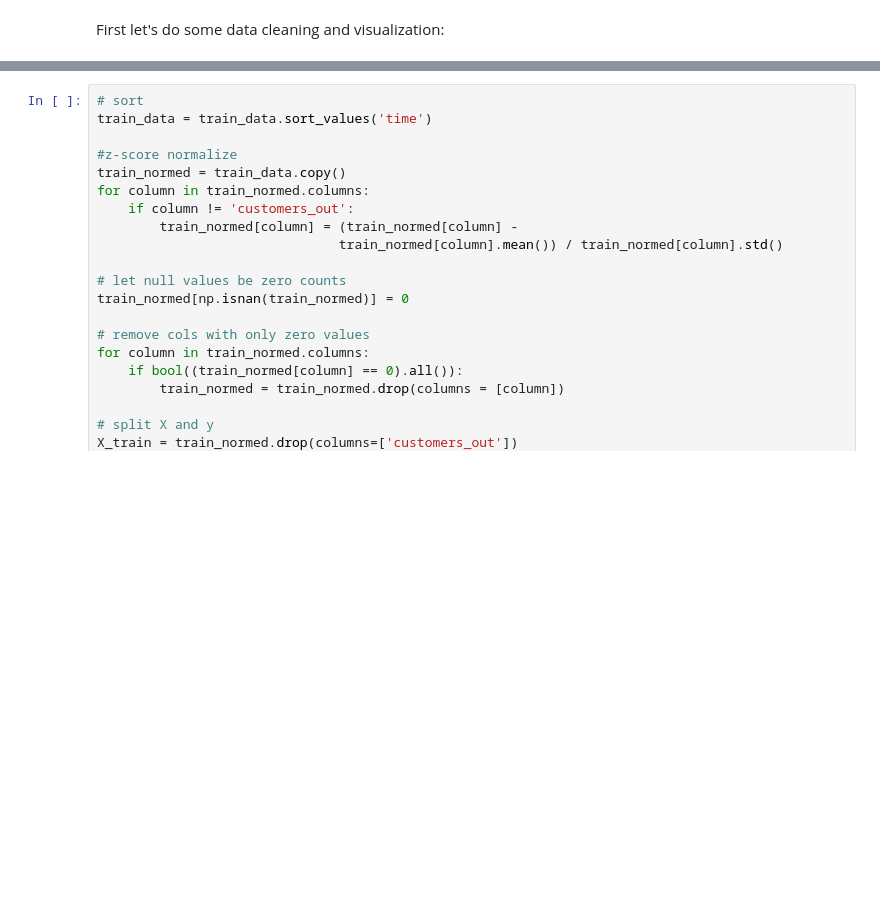
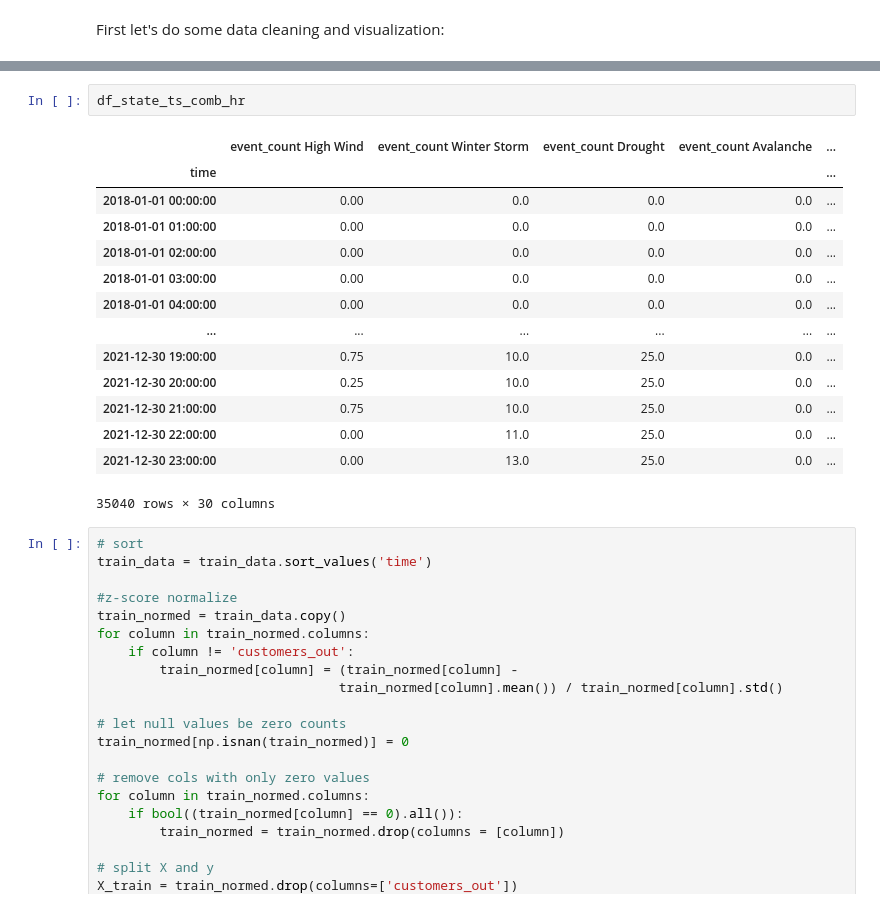
Before and after one commit to aarondweinberg/predictingpoweroutages, a Jupyter notebook: Anna/Testing_algorithms.ipynb, the cells around one changed output, grey strips where cells are left out. Cells and saved outputs as stored; diff of their text form; blank space fills up the shorter version.

```diff
--- a/Anna/Testing_algorithms.ipynb
+++ b/Anna/Testing_algorithms.ipynb
@@ -58,3 +122,20 @@ train_data, test_data = train_test_split(df_state_ts_comb_hr, test_size=0.20, ra
+# %%
+df_state_ts_comb_hr
+# %% [output]
+|  | event_count High Wind | event_count Winter Storm | event_count Drought | event_count Avalanche | ... |
+| time |  |  |  |  | ... |
+| 2018-01-01 00:00:00 | 0.00 | 0.0 | 0.0 | 0.0 | ... |
+| 2018-01-01 01:00:00 | 0.00 | 0.0 | 0.0 | 0.0 | ... |
+| 2018-01-01 02:00:00 | 0.00 | 0.0 | 0.0 | 0.0 | ... |
+| 2018-01-01 03:00:00 | 0.00 | 0.0 | 0.0 | 0.0 | ... |
+| 2018-01-01 04:00:00 | 0.00 | 0.0 | 0.0 | 0.0 | ... |
+| ... | ... | ... | ... | ... | ... |
+| 2021-12-30 19:00:00 | 0.75 | 10.0 | 25.0 | 0.0 | ... |
+| 2021-12-30 20:00:00 | 0.25 | 10.0 | 25.0 | 0.0 | ... |
+| 2021-12-30 21:00:00 | 0.75 | 10.0 | 25.0 | 0.0 | ... |
+| 2021-12-30 22:00:00 | 0.00 | 11.0 | 25.0 | 0.0 | ... |
+| 2021-12-30 23:00:00 | 0.00 | 13.0 | 25.0 | 0.0 | ... |
+35040 rows × 30 columns
 # %%
 # sort
 train_data = train_data.sort_values('time')
```
Also changed, not shown: parts of 16 cells of this notebook, 1 other file.
